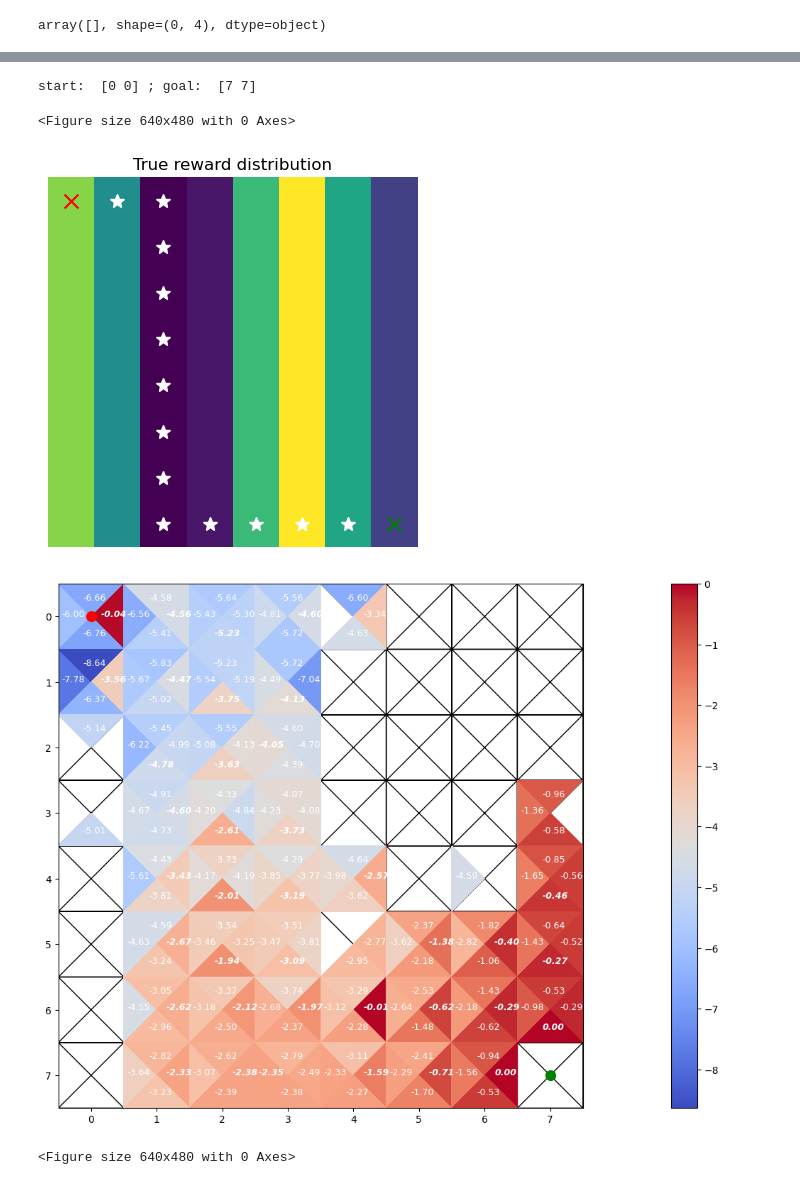
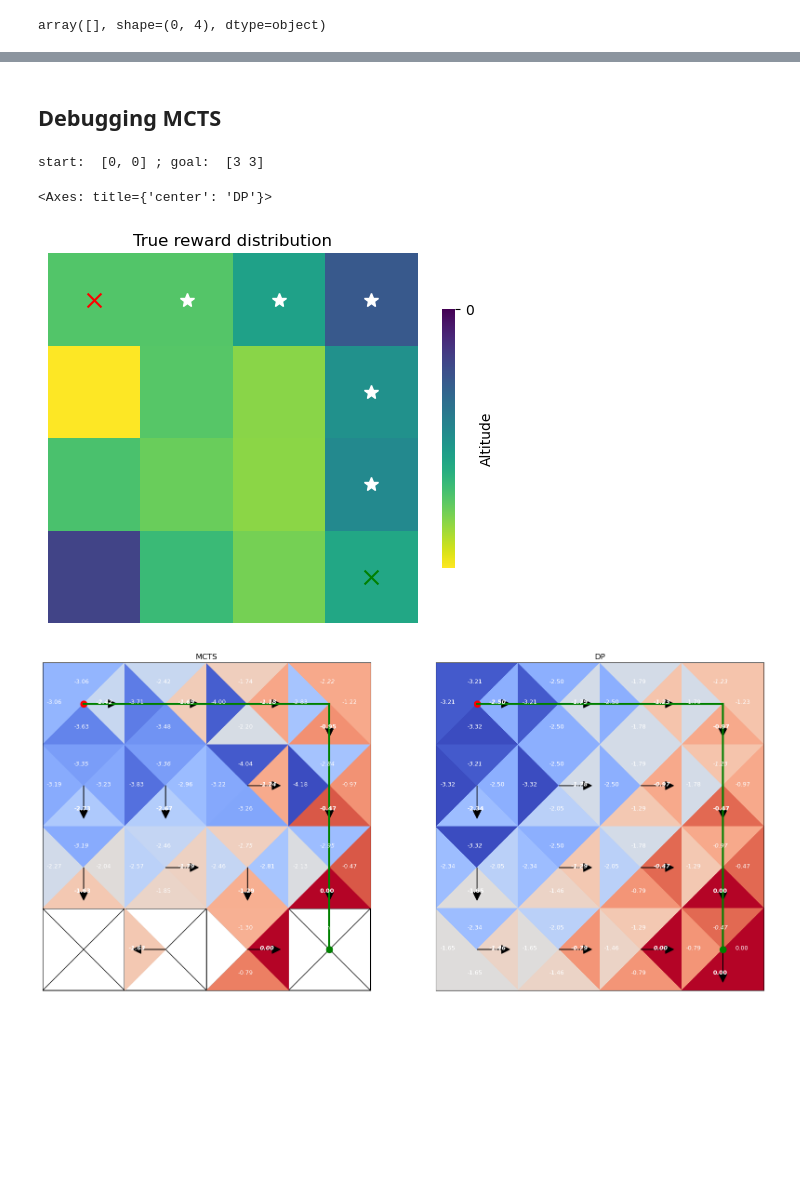
Before and after one commit to tgham/context_exploration, a Jupyter notebook: GP_worlds.ipynb, the cells around one changed output, grey strips where cells are left out. Cells and saved outputs as stored; diff of their text form; code cells hidden in the pictures; blank space fills up the shorter version.

Commit message:
DP according to known or unknown costs

```diff
--- a/GP_worlds.ipynb
+++ b/GP_worlds.ipynb
@@ -1132,38 +1156,55 @@ TtestResult(statistic=3.9601714478607724, pvalue=0.0033034171322612787, df=9)
+# %% [markdown]
+## Debugging MCTS
 # %%
-N=5
-true_k = 'rbf_x'
+N=4
+true_k = 'rbf'
+# true_k = 'rbf_x'
 inf_k = 'known'
+known_costs=True
 r_noise = 0
-env = make_env(N, None, 'cityblock', true_k, inf_k, render_mode='plot', r_noise=r_noise)
+env = make_env(N, None, 'cityblock', true_k, inf_k, known_costs, render_mode='plot', r_noise=r_noise)
 env.reset()
-info = env.get_obs()
-goal = info['target']
-print('start: ', info['agent'], '; goal: ', info['target'])
+
+## copy env
 env_copy = copy.deepcopy(env)
 env_copy.set_sim(True)
+
+## set start?
+start = [2,2]
+start = [0,0]
+env_copy.set_state(start)
+
+## get info
+info = env_copy.get_obs()
+print('start: ', info['agent'], '; goal: ', info['target'])
+
+## one search
 tree = Tree(N)
-MCTS = MonteCarloTreeSearch(env=env_copy, tree=tree)
+discount = 0.95
+expl = np.sqrt(2)
+expl = 2
+MCTS = MonteCarloTreeSearch(env=env_copy, tree=tree, exploration_constant=expl, discount_factor=discount)
+n_trees = 10000
 assert MCTS.env.sim == True
 assert env_copy.sim==True
-n_trees = 50000
 action = MCTS.search(tree, n_trees)
 print()
 tree_q = tree.action_tree()
 # %% [output]
-start:  [0 0] ; goal:  [7 7]
+start:  [0, 0] ; goal:  [3 3]
 # %%
 ## plot env
 ax = plt.subplot()
-plot_r(env.costs, ax = ax, title = 'True reward distribution')
+plot_r(env.costs, ax = ax, title = 'True reward distribution', cbar=True)
 plt.scatter(info['agent'][1]+0.5, info['agent'][0]+0.5, c = 'r', s = 100, marker = 'x')
 plt.scatter(info['target'][1]+0.5, info['target'][0]+0.5, c = 'g', s = 100, marker = 'x')
 plot_traj([env.o_traj], ax = ax)
 
-## plot tree
-p = plot_action_tree(tree_q, info['agent'], info['target'])
-plt.figure()
+## plot MCTS tree along with DP Q values
+fig, axs = plt.subplots(1,2, figsize = (20,10))
+plot_action_tree(tree_q, info['agent'], info['target'], ax = axs[0], title='MCTS')
+plot_action_tree(env.Q_inf, env.get_obs()['agent'], env.get_obs()['target'], ax=axs[1], title = 'DP')
 # %% [output]
-<Figure size 640x480 with 0 Axes>
+<Axes: title={'center': 'DP'}>
-[figure, old version]
+[figure, new version]
-[figure, old version]
+[figure, new version]
-<Figure size 640x480 with 0 Axes>
```
Also changed, not shown: parts of 16 cells of this notebook, 2 other files.
